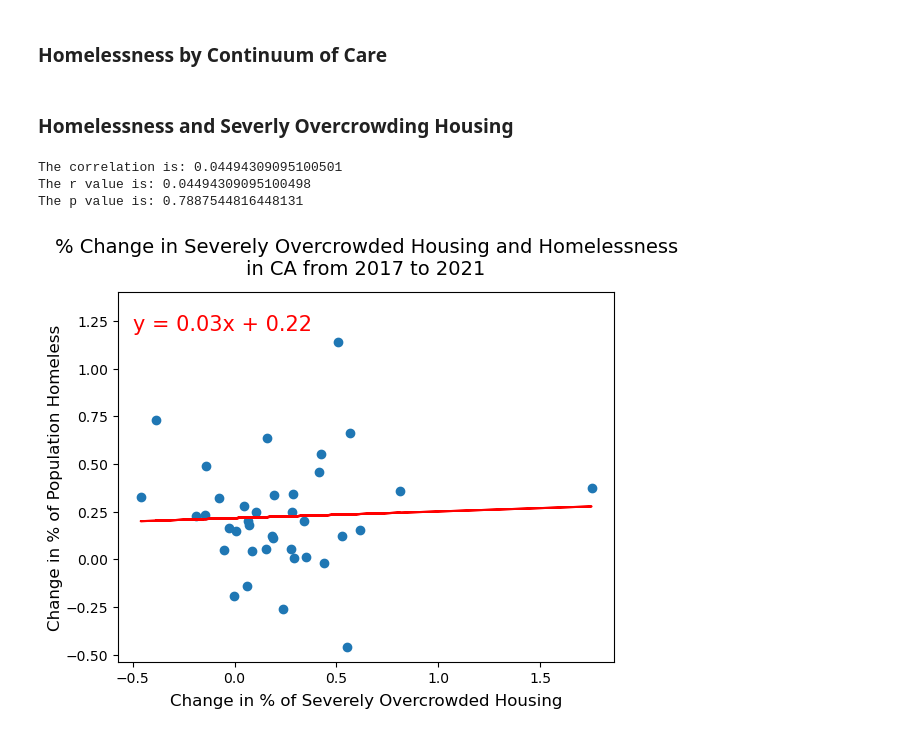
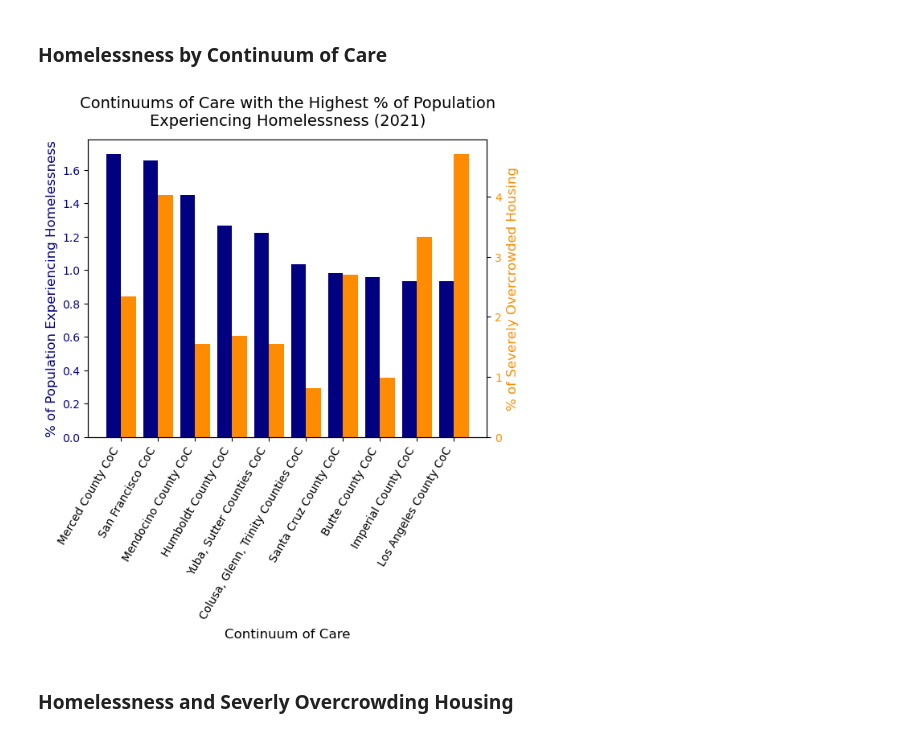
Before and after one commit to evacs/Project-1, a Jupyter notebook: housing_jeff.ipynb, the cells around one changed output. Saved outputs shown, nothing was run; the diff lists cells and outputs as text; code cells hidden in the pictures.

```diff
--- a/housing_jeff.ipynb
+++ b/housing_jeff.ipynb
@@ -316,16 +376,22 @@ plt.show()
 # %% [markdown]
 ### Homelessness by Continuum of Care
 # %%
-# Sort dataframe in descending order and show the top 10 homeless
-homeless_top10 = final_df.sort_values(by='% Homeless',ascending=False).iloc[:10]
+# Bar chart comparing severely overcrowded housing and homelessness for CoCs with the highest % homeless in 2021
 
-# Create bar plot showing the top 10 continuums of care by homeless rate
-x_axis = homeless_top10['Continuum of Care']
-y_axis = homeless_top10['% Homeless']
+# Create limited dataframe for 2021, sort in descending order by % homeless and isolate the top 10 CoCs
+homeless_top10 = final_df[['Continuum of Care', '% Homeless', '% Units Severely Overcrowded']][final_df['Year'] == 2021]
+homeless_top10 = homeless_top10.sort_values(by='% Homeless',ascending=False).iloc[:10]
 
-plt.bar(x_axis,y_axis, color='tab:blue')
-plt.xlabel('Continuum of Care')
-plt.ylabel('% of Population')
-plt.xticks(rotation=40, ha = 'right')
-plt.title('CoCs with the Highest % of Population Experiencing Homelessness (2017-2020)')
-plt.show()
+# Define parameters for function
+parems = {'x': 'Continuum of Care',
+          'y1': '% of Population Experiencing Homelessness',
+          'y2': '% of Severely Overcrowded Housing',
+          'title': 'Continuums of Care with the Highest % of Population Experiencing Homelessness (2021)',
+          'colors': ['navy', 'darkorange'],
+          'rot': 60,
+          'png_path': 'output_data/housing_overcrowding_bar.png'
+         }
+
+plot_bar_2y(homeless_top10, parems)
+# %% [output]
+[figure, added]
@@ -360,34 +404,3 @@ def plot_box_whiskers(y_values, labels):
     plt.show()
 # %% [markdown]
 ### Homelessness and Severly Overcrowding Housing
-# %%
-# Linear regression comparing change in Severely Overcrowded Housing and Homelessness between 2 years
-
-# Set years for comparison
-year1 = 2017
-year2 = 2021
-data_y1 = final_df[final_df['Year'] == year1].reset_index()
-data_y2 = final_df[final_df['Year'] == year2].reset_index()
-
-# Define labels for function
-labels = {'x': 'Change in % of Severely Overcrowded Housing',
-          'y': 'Change in % of Population Homeless',
-          'title': f'% Change in Severely Overcrowded Housing and Homelessness in CA from {int(year1)} to {int(year2)}'
-         }
-
-# Calculate % change from year 1 to year 2
-x_values = data_y2['% Units Severely Overcrowded'] - data_y1['% Units Severely Overcrowded']
-y_values = data_y2['% Homeless'] - data_y1['% Homeless']
-
-x_values = x_values.drop([x_values.index[12], x_values.index[16]])
-y_values = y_values.drop([y_values.index[12], y_values.index[16]])
-x_values.reset_index()
-y_values.reset_index()
-
-# Call function to plot linear regression
-plot_lin_reg(x_values, y_values, labels, 'output_data/housing_overcrowding_lg.png')
-# %% [output]
-The correlation is: 0.04494309095100501
-The r value is: 0.04494309095100498
-The p value is: 0.7887544816448131
-[figure, old version]
```
Also changed, not shown: parts of 31 cells of this notebook, 6 other files.
